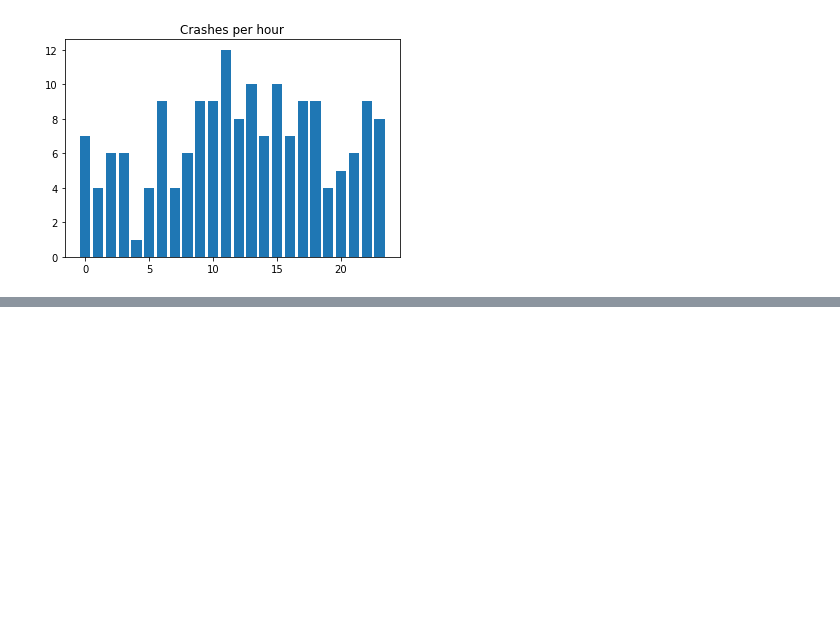
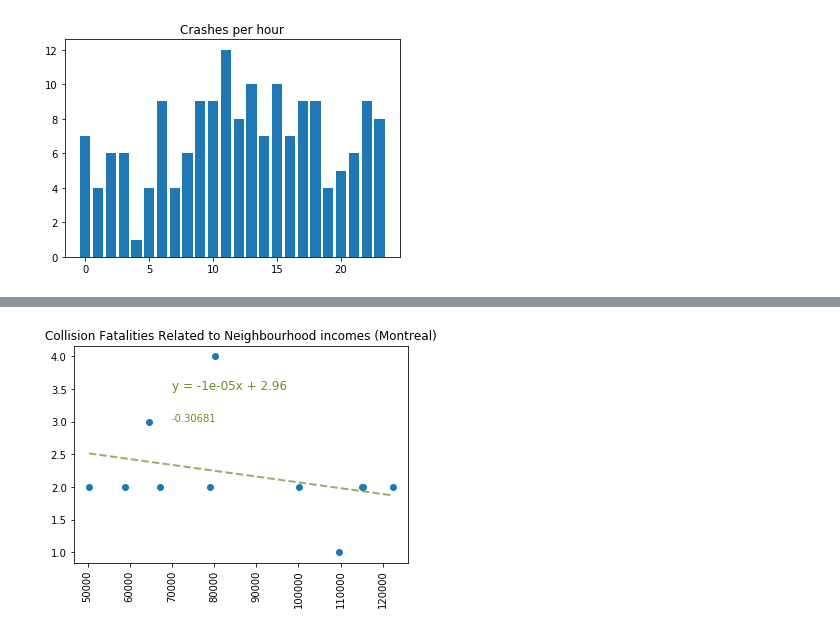
Before and after one commit to nupurgupta5292/SES-vs-Fatal-Road-Collisions, a Jupyter notebook: montreal/montreal_data.ipynb, the cells around one changed output, grey strips where cells are left out. Saved outputs shown, nothing was run; the diff lists cells and outputs as text; code cells hidden in the pictures; blank space fills up the shorter version.

```diff
--- a/montreal/montreal_data.ipynb
+++ b/montreal/montreal_data.ipynb
@@ -109,3 +140,27 @@ plt.savefig('Output/crashesperincome.png')
+# %%
+new_final_montreal = final_montreal.drop(final_montreal.index[0])
+# %%
+x_axis =new_final_montreal['Median Income']
+y_axis =new_final_montreal['Number of Collisions']
+
+(slope, intercept, rvalue, pvalue, stderr) = sts.linregress(x_axis,y_axis)
+rvalue=round(rvalue,5)
+regress_values = x_axis * slope + intercept
+line_eq = "y = " + str(round(slope,5)) + "x + " + str(round(intercept,2))
+
+plt.scatter(new_final_montreal['Median Income'],new_final_montreal['Number of Collisions'])
+
+plt.xticks(rotation="vertical")
+plt.title('Collision Fatalities Related to Neighbourhood incomes (Montreal)')
+plt.annotate(line_eq,(70000,3.5), fontsize=12,color='olivedrab')
+plt.annotate(rvalue,(70000,3), fontsize=10,color='olivedrab')
+
+best_fit = slope * x_axis + intercept
+plt.plot(x_axis,best_fit,linestyle='--', c='olivedrab', lw=2,alpha=.7)
+
+plt.savefig('Output/fatalities_without_montreal.png')
+# %% [output]
+[figure, added]
 # %%
 gmaps.configure(api_key=g_key)
 # %%
```
Also changed, not shown: parts of 4 cells of this notebook, 4 other files.
